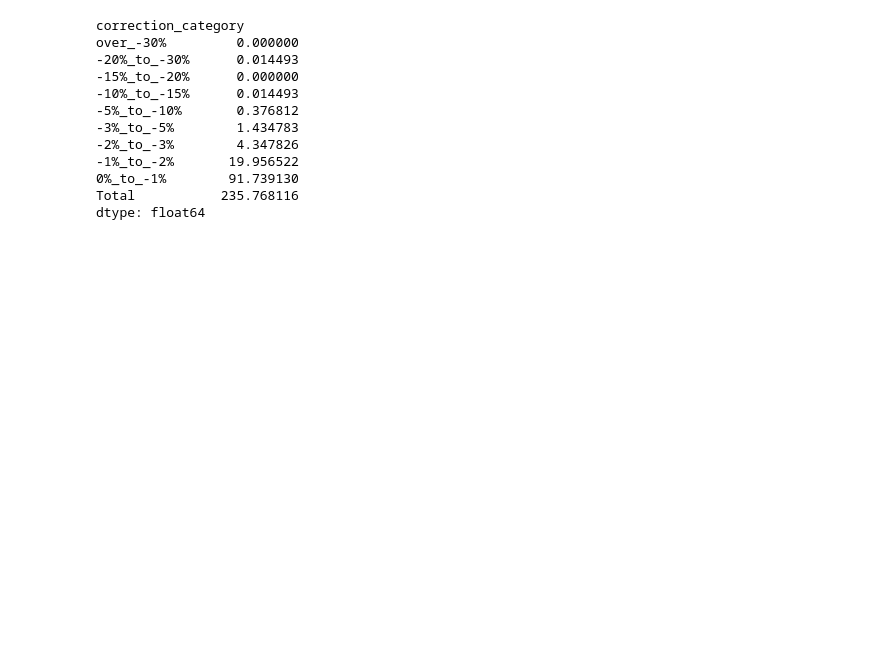
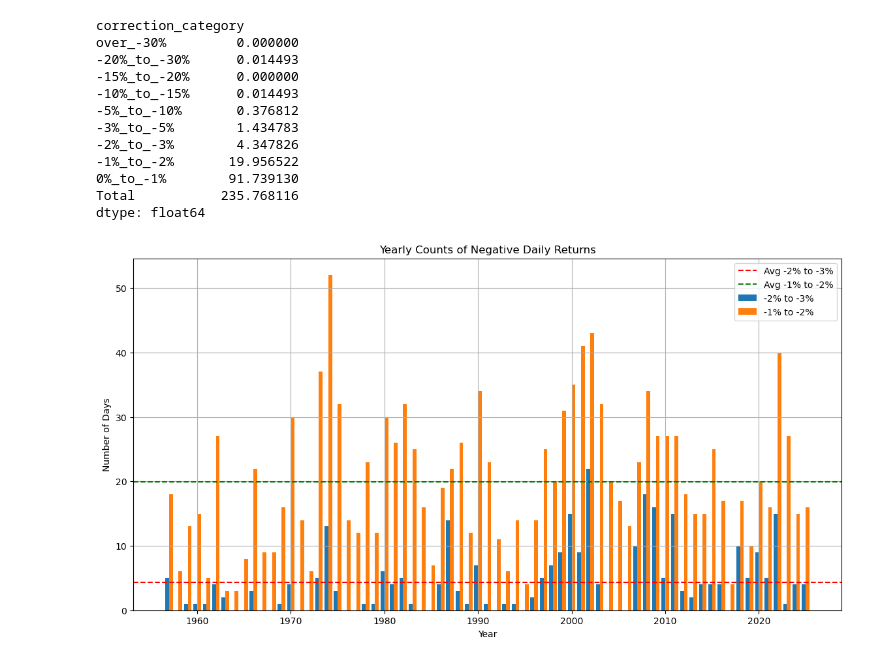
Before and after one commit to scimmione1/FromZeroToQuant-, a Jupyter notebook: 04_S&P500_quant_analysis/13_Negative_days_per_year_month.ipynb, the cells around one changed output. Drawn from its saved outputs; the diff is of its cells as text; code cells hidden in the pictures; blank space fills up the shorter version.

Commit message:
add plot

```diff
--- a/04_S&P500_quant_analysis/13_Negative_days_per_year_month.ipynb
+++ b/04_S&P500_quant_analysis/13_Negative_days_per_year_month.ipynb
@@ -209,3 +209,18 @@ over_-30%         0.000000
 0%_to_-1%        91.739130
 Total           235.768116
 dtype: float64
+# %%
+# plot -2%_to_-3%, -1%_to_-2% as bars for every year and their average as a line
+plt.figure(figsize=(14, 7))
+plt.bar(yearly_correction_counts.index - 0.2, yearly_correction_counts['-2%_to_-3%'], width=0.4, label='-2% to -3%')
+plt.bar(yearly_correction_counts.index + 0.2, yearly_correction_counts['-1%_to_-2%'], width=0.4, label='-1% to -2%')
+plt.axhline(y=average_corrections_per_year['-2%_to_-3%'], color='r', linestyle='--', label='Avg -2% to -3%')
+plt.axhline(y=average_corrections_per_year['-1%_to_-2%'], color='g', linestyle='--', label='Avg -1% to -2%')
+plt.title('Yearly Counts of Negative Daily Returns')
+plt.xlabel('Year')
+plt.ylabel('Number of Days')
+plt.legend()
+plt.grid()
+plt.show()
+# %% [output]
+[figure, added]
```
